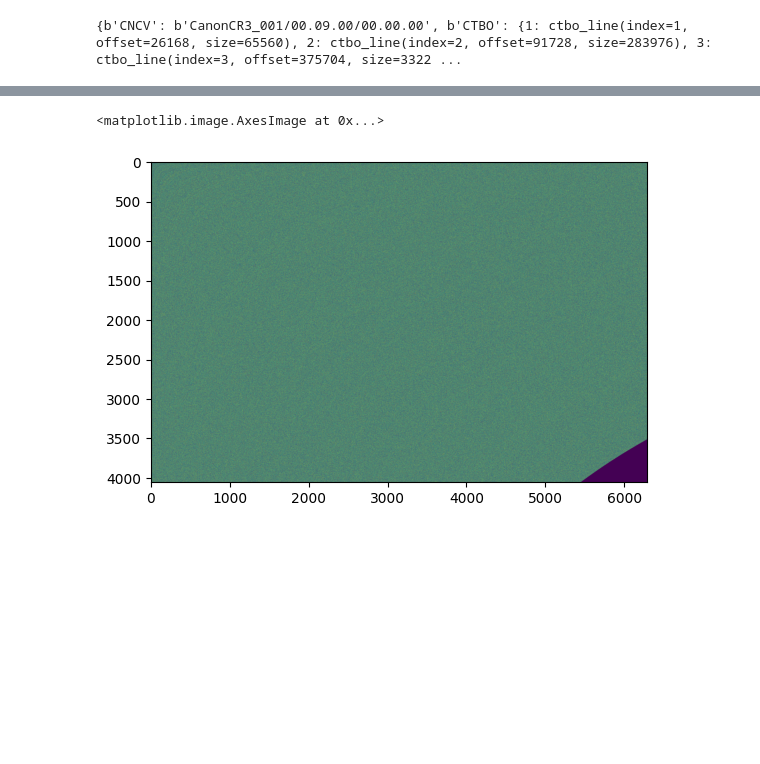
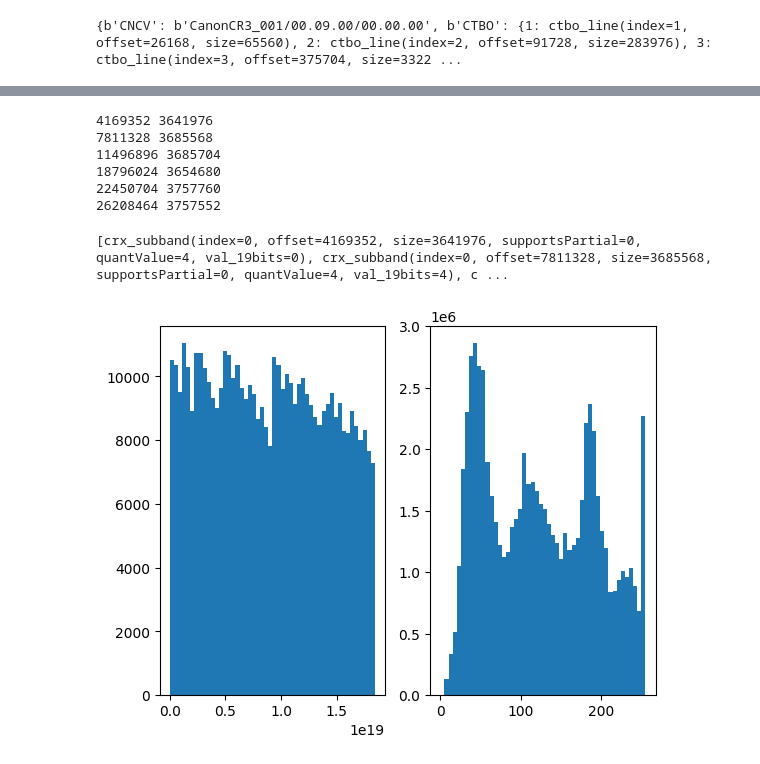
Before and after one commit to 42IceLollies/summer_research_26, a Jupyter notebook: extract_Crx.ipynb, the cells around one changed output, grey strips where cells are left out. Drawn from its saved outputs; the diff is of its cells as text; code cells hidden in the pictures; blank space fills up the shorter version.

```diff
--- a/extract_Crx.ipynb
+++ b/extract_Crx.ipynb
@@ -53,19 +81,35 @@ base = crx.base
-# %%
-# This doesn't seem right
-# figure out amount of data allocated to each pixel
-# is this even how it is layed out??
-first_band = subb[0][2][0]
-start = first_band.offset-base
-size = first_band.size
-
-photo = []
-
-chunk_size = 1
-for j in range(4056):
-    photo.append([])
-    for i in range(6288):
-        photo[j].append(int.from_bytes(data[start+chunk_size*i*j:start+chunk_size*(i*j+1)]))
-plt.imshow(photo)
-# %% [output]
-<matplotlib.image.AxesImage at 0x...>
-[figure, removed]
+# %%
+for sub in subb:
+    print(sub.offset, sub.size)
+# %% [output]
+4169352 3641976
+7811328 3685568
+11496896 3685704
+18796024 3654680
+22450704 3757760
+26208464 3757552
+# %%
+real_img = skimage.io.imread("EOS_R100/IMG_0004.JPG")
+real_img_arr = np.ndarray.flatten(real_img)
+# %% [output]
+[crx_subband(index=0, offset=4169352, size=3641976, supportsPartial=0, quantValue=4, val_19bits=0), crx_subband(index=0, offset=7811328, size=3685568, supportsPartial=0, quantValue=4, val_19bits=4), c ...
+# %%
+# make an array of pixel chunks from each subband
+# histogram them, see if we can get them to match the original image brighntess distribution
+pixel = 8
+pixels = []
+
+# for plane in planes[0]:
+plane = subb[4]
+for i in range(int(plane.size/pixel)):
+    pixels.append(int.from_bytes(data[plane.offset-base+pixel*i:plane.offset-base+pixel*(i+1)]))
+    # pixels.append(data[plane.offset-base+pixel*i:plane.offset-base+pixel*(i+1)])
+
+
+fix, ax = plt.subplots(1,2)
+ax[0].hist(pixels, bins = 50)
+
+ax[1].hist(real_img_arr, bins = 50)
+plt.show()
+# %% [output]
+[figure, added]
```
Also changed, not shown: parts of 5 cells of this notebook, 2 other files.
